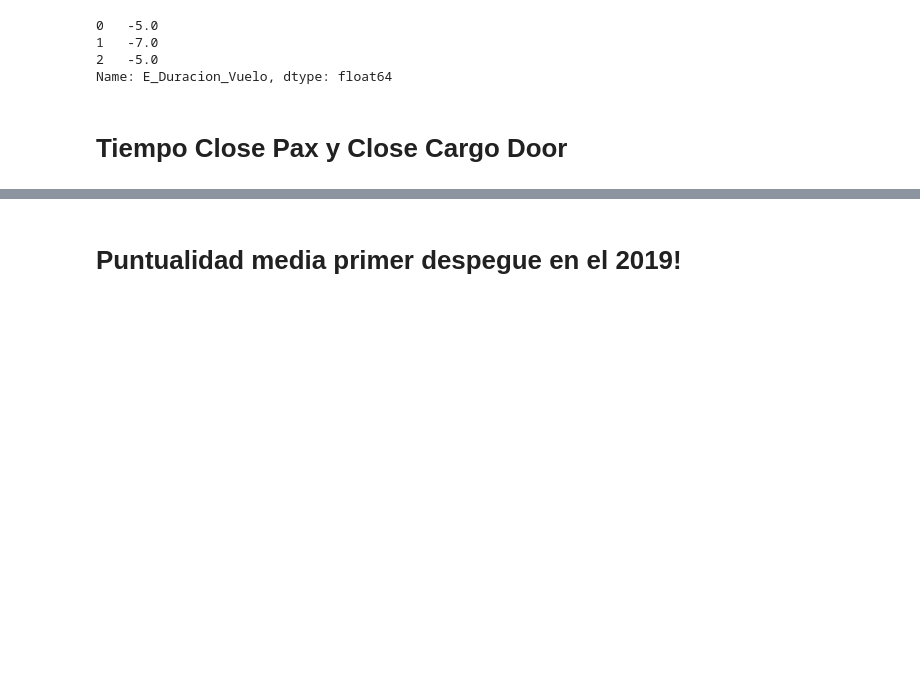
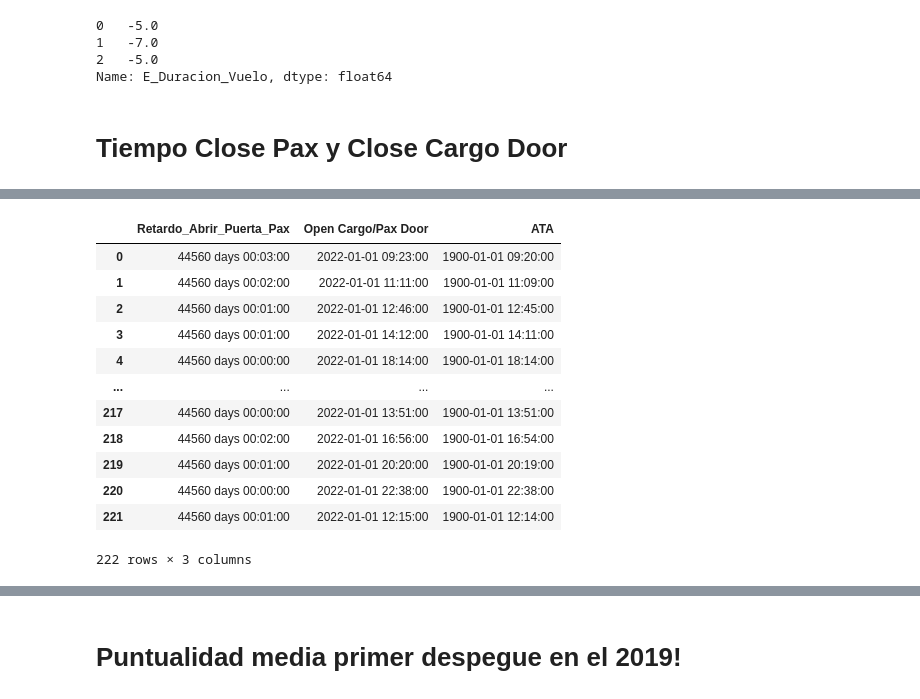
Before and after one commit to JMML2021/Analisis-Compa-ia-Aerea-Espa-ola, a Jupyter notebook: Calculo Vueling 2022 con codigos Rev D.ipynb, the cells around one changed output, grey strips where cells are left out. Saved outputs shown, nothing was run; the diff lists cells and outputs as text; code cells hidden in the pictures; blank space fills up the shorter version.

```diff
--- a/Calculo Vueling 2022 con codigos Rev D.ipynb
+++ b/Calculo Vueling 2022 con codigos Rev D.ipynb
@@ -238,3 +312,20 @@ Name: Close Cargo Door, dtype: datetime64[ns]
+# %%
+df['Retardo_Abrir_Puerta_Pax']= df['Open Cargo/Pax Door']-df['ATA']
+df[['Retardo_Abrir_Puerta_Pax', 'Open Cargo/Pax Door','ATA']]
+# %% [output]
+|  | Retardo_Abrir_Puerta_Pax | Open Cargo/Pax Door | ATA |
+| 0 | 44560 days 00:03:00 | 2022-01-01 09:23:00 | 1900-01-01 09:20:00 |
+| 1 | 44560 days 00:02:00 | 2022-01-01 11:11:00 | 1900-01-01 11:09:00 |
+| 2 | 44560 days 00:01:00 | 2022-01-01 12:46:00 | 1900-01-01 12:45:00 |
+| 3 | 44560 days 00:01:00 | 2022-01-01 14:12:00 | 1900-01-01 14:11:00 |
+| 4 | 44560 days 00:00:00 | 2022-01-01 18:14:00 | 1900-01-01 18:14:00 |
+| ... | ... | ... | ... |
+| 217 | 44560 days 00:00:00 | 2022-01-01 13:51:00 | 1900-01-01 13:51:00 |
+| 218 | 44560 days 00:02:00 | 2022-01-01 16:56:00 | 1900-01-01 16:54:00 |
+| 219 | 44560 days 00:01:00 | 2022-01-01 20:20:00 | 1900-01-01 20:19:00 |
+| 220 | 44560 days 00:00:00 | 2022-01-01 22:38:00 | 1900-01-01 22:38:00 |
+| 221 | 44560 days 00:01:00 | 2022-01-01 12:15:00 | 1900-01-01 12:14:00 |
+222 rows × 3 columns
 # %%
 df['t_Close_Cargo_Door']
 # %% [output]
```
Also changed, not shown: parts of 69 cells of this notebook.
